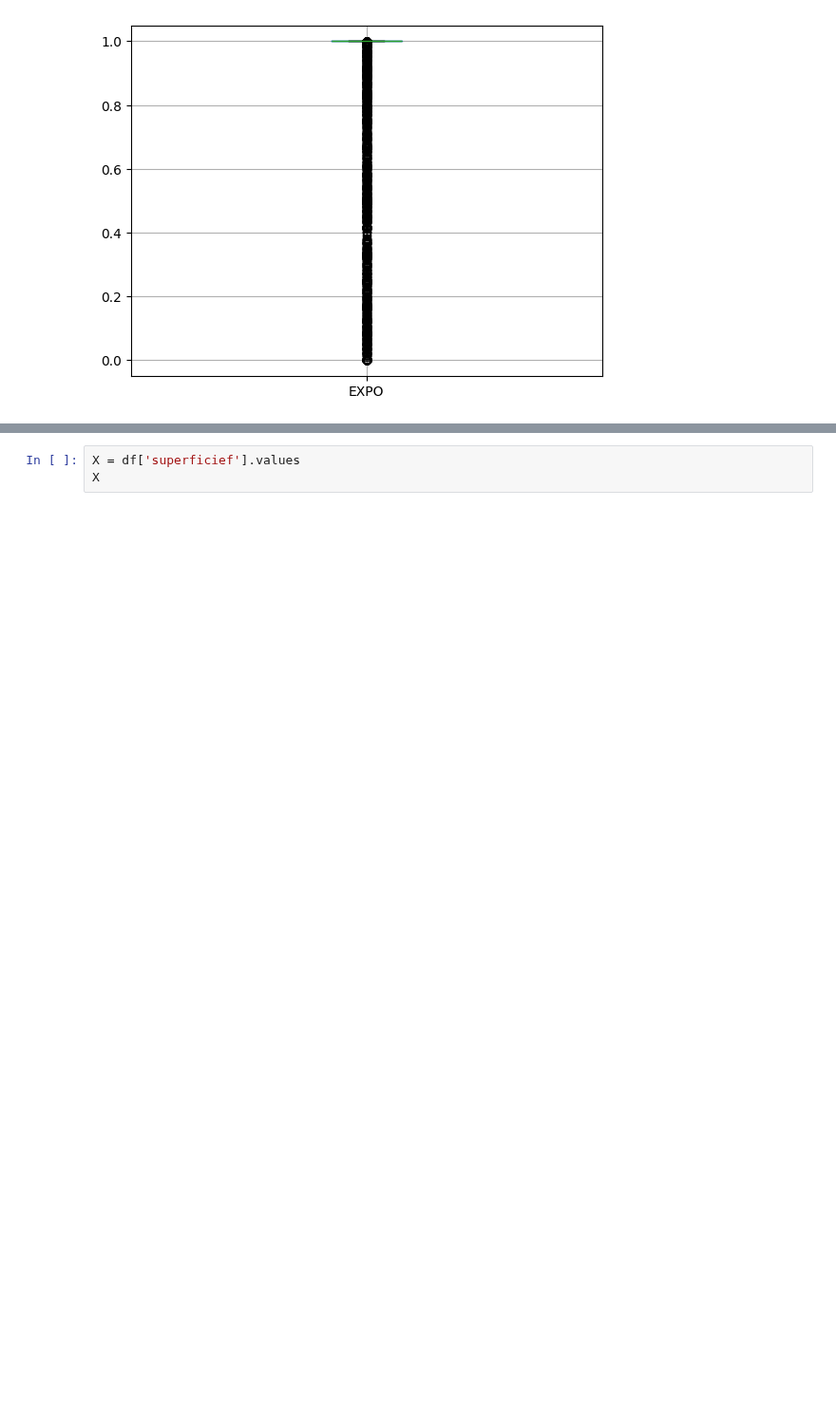
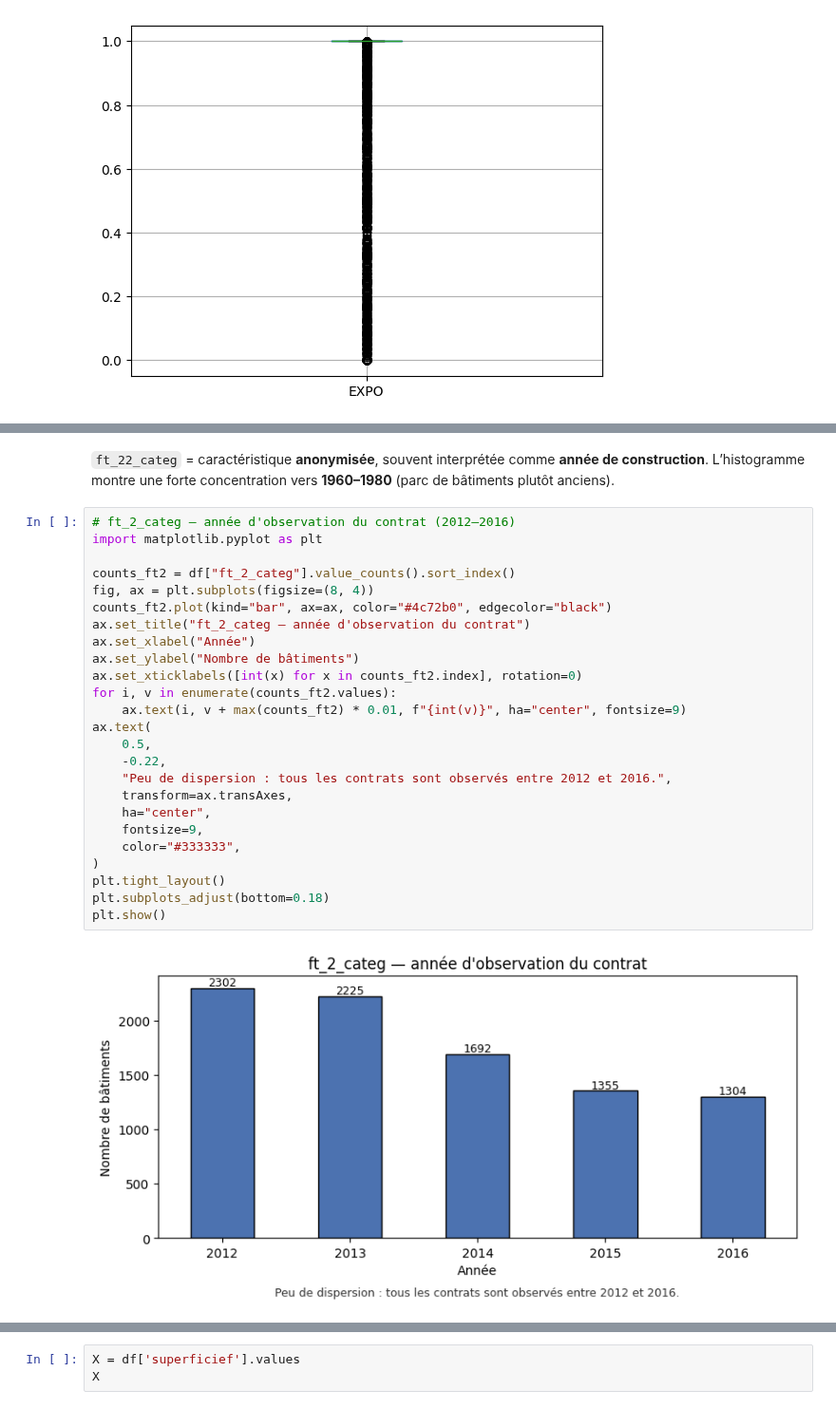
Before and after one commit to NassimEH/Projet_Generali_MAIA, a Jupyter notebook: Projet.ipynb, the cells around one changed output, grey strips where cells are left out. Shown at 95% size. Cells and saved outputs as stored; diff of their text form; blank space fills up the shorter version.

```diff
--- a/Projet.ipynb
+++ b/Projet.ipynb
@@ -388,0 +429,29 @@ df.boxplot(column=['ft_2_categ'])
+# %% [markdown]
+`ft_22_categ` = caractéristique **anonymisée**, souvent interprétée comme **année de construction**. L’histogramme montre une forte concentration vers **1960–1980** (parc de bâtiments plutôt anciens).
+# %%
+# ft_2_categ — année d'observation du contrat (2012–2016)
+import matplotlib.pyplot as plt
+
+counts_ft2 = df["ft_2_categ"].value_counts().sort_index()
+fig, ax = plt.subplots(figsize=(8, 4))
+counts_ft2.plot(kind="bar", ax=ax, color="#4c72b0", edgecolor="black")
+ax.set_title("ft_2_categ — année d'observation du contrat")
+ax.set_xlabel("Année")
+ax.set_ylabel("Nombre de bâtiments")
+ax.set_xticklabels([int(x) for x in counts_ft2.index], rotation=0)
+for i, v in enumerate(counts_ft2.values):
+    ax.text(i, v + max(counts_ft2) * 0.01, f"{int(v)}", ha="center", fontsize=9)
+ax.text(
+    0.5,
+    -0.22,
+    "Peu de dispersion : tous les contrats sont observés entre 2012 et 2016.",
+    transform=ax.transAxes,
+    ha="center",
+    fontsize=9,
+    color="#333333",
+)
+plt.tight_layout()
+plt.subplots_adjust(bottom=0.18)
+plt.show()
+# %% [output]
+[figure, added]
```
Also changed, not shown: parts of 73 cells of this notebook, 6 other files.
